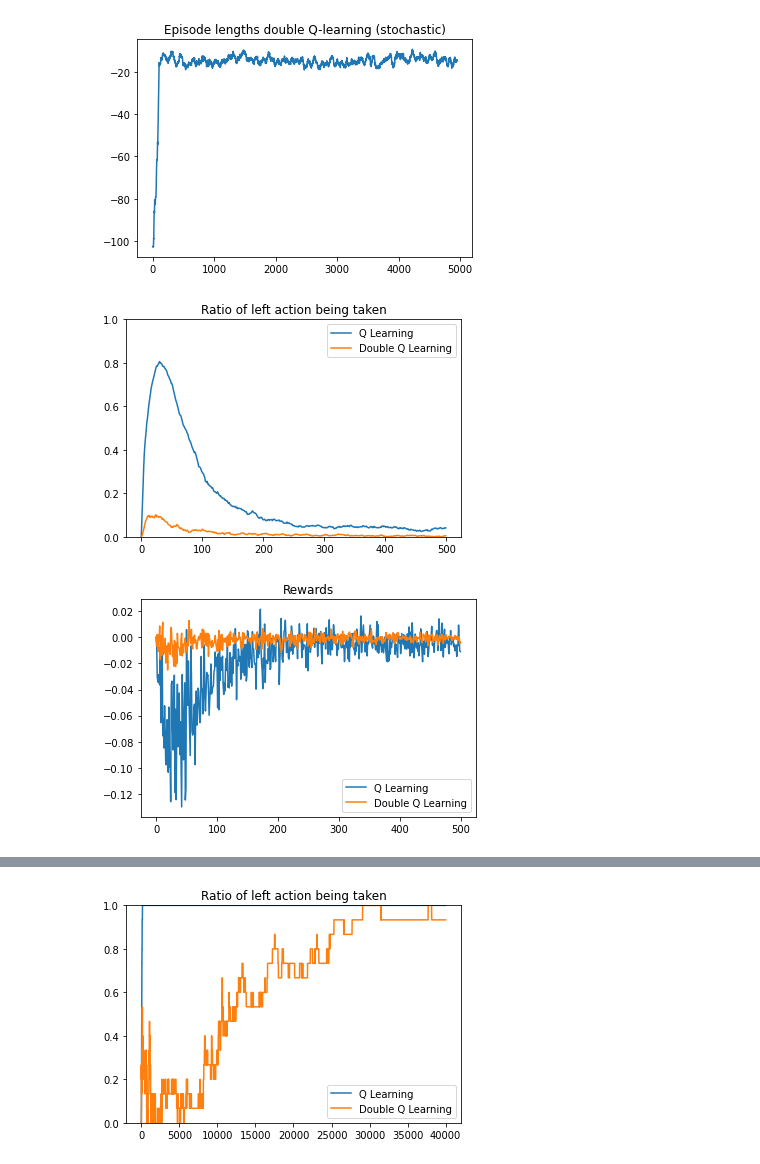
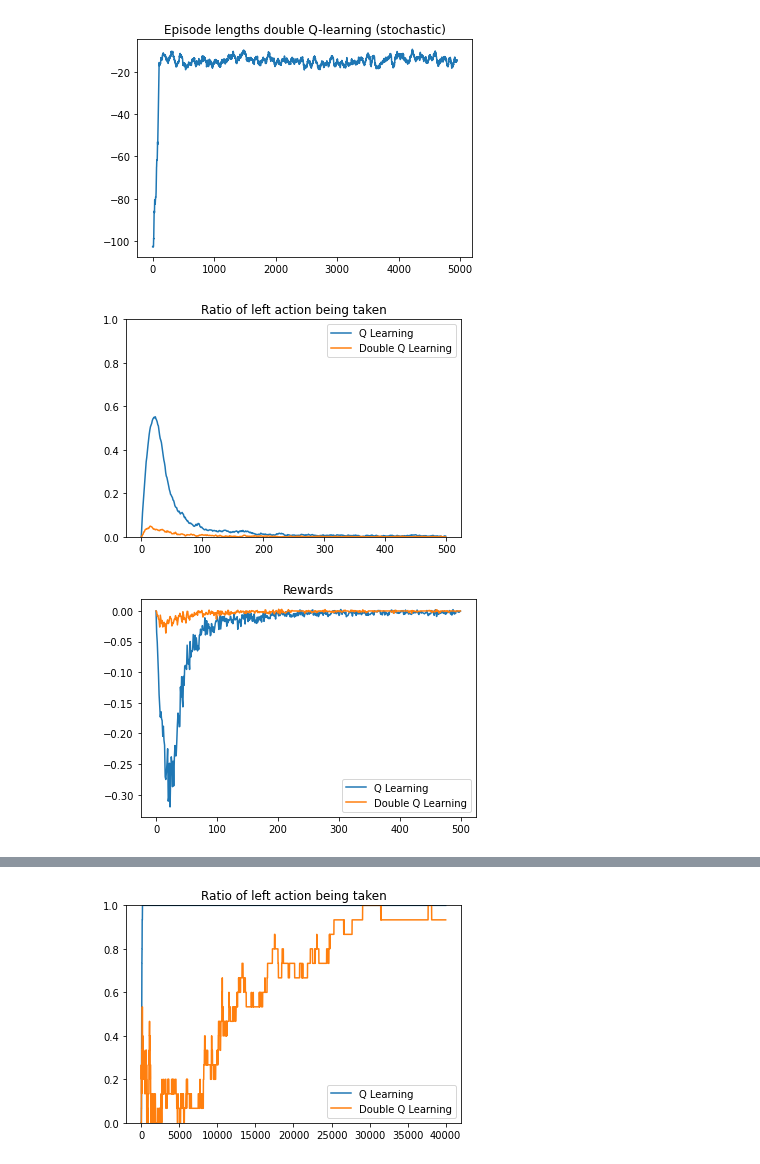
Before and after one commit to ThijsKuipers1995/RL_project, a Jupyter notebook: results.ipynb, the cells around one changed output, grey strips where cells are left out. Cells and saved outputs as stored; diff of their text form; code cells hidden in the pictures.

```diff
--- a/results.ipynb
+++ b/results.ipynb
@@ -79,7 +79,7 @@ experiments.episode_lengths_double_q_learning_stochastic()
 # %%
 # experiments.episode_lengths_double_q_learning_left_right(mu=0.1)
 # %%
-experiments.ratio_left_right(epsilon=1)
+experiments.ratio_left_right(mu=-0.5, epsilon=1)
 # %% [output]
-[figure, old version]
+[figure, new version]
-[figure, old version]
+[figure, new version]
```
Also changed, not shown: parts of 5 cells of this notebook, 1 other file.
